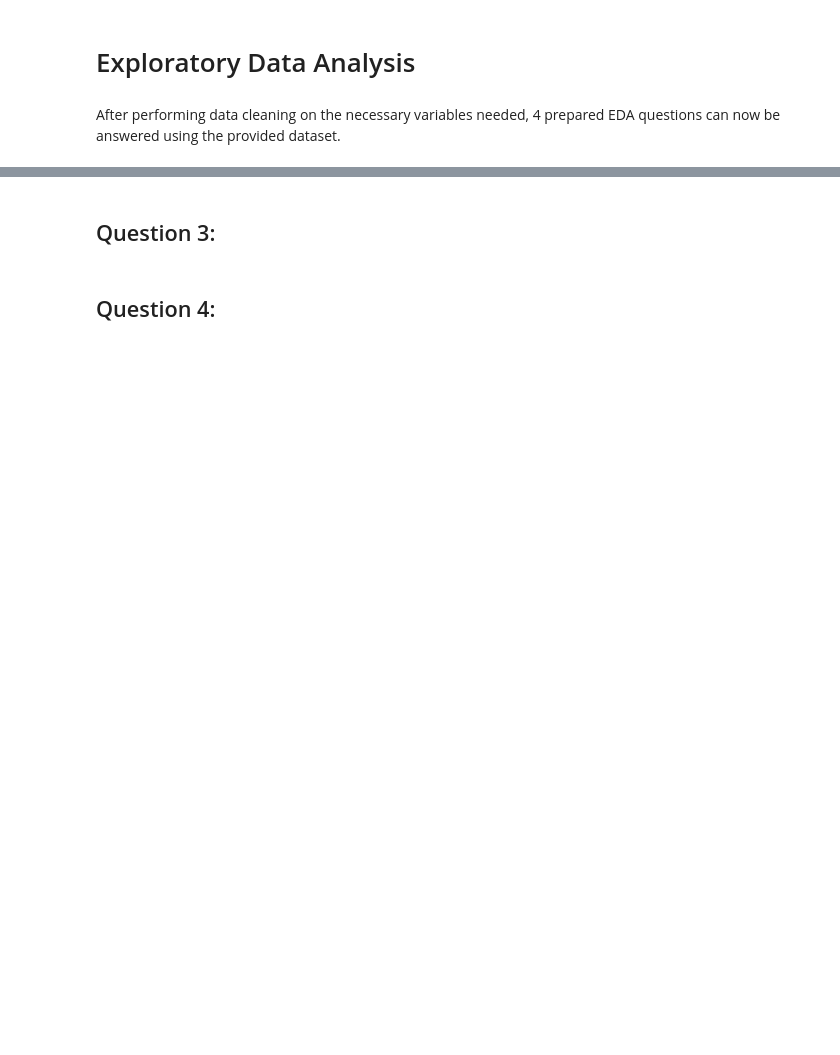
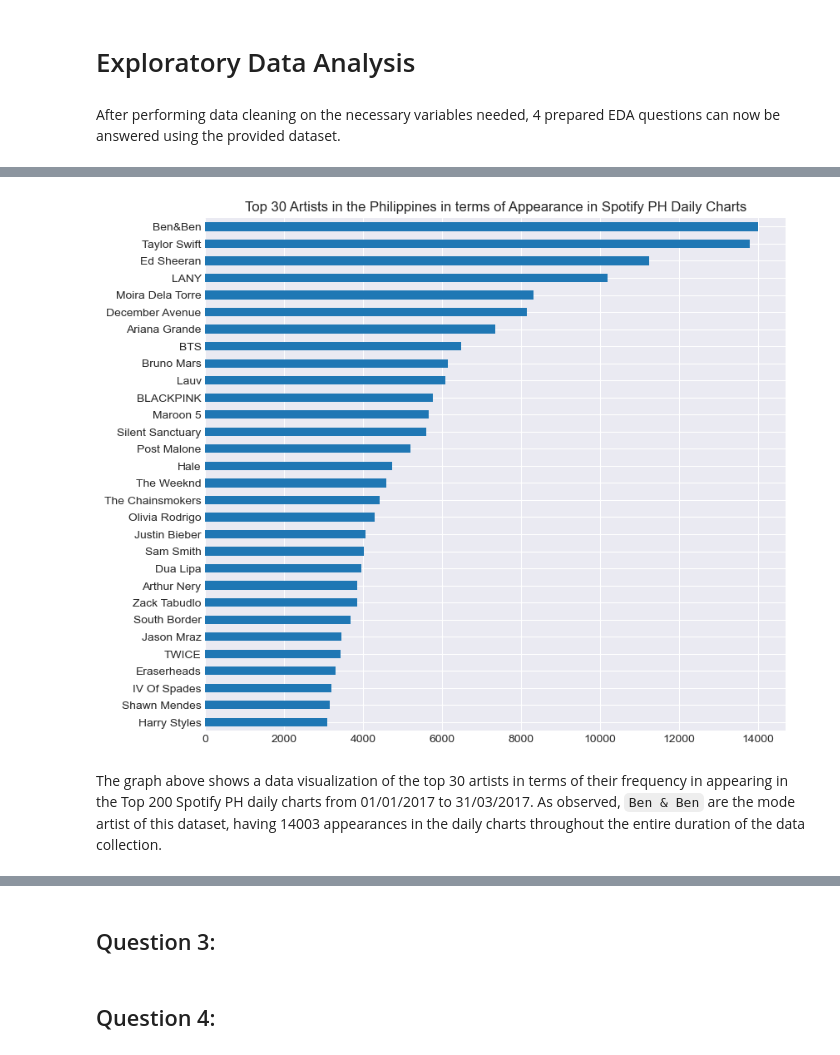
Before and after one commit to ADichoso/CSMODEL-Project-XX22-G1, a Jupyter notebook: SpotifyDataset.ipynb, the cells around one changed output, grey strips where cells are left out. Drawn from its saved outputs; the diff is of its cells as text; code cells hidden in the pictures; blank space fills up the shorter version.

Commit message:
Update SpotifyDataset.ipynb
added 2 eda questions, #2 in progress

```diff
--- a/SpotifyDataset.ipynb
+++ b/SpotifyDataset.ipynb
@@ -463,6 +192,0 @@ dupe_df
-# %%
-#tracks that MIGHT have the same track names present in the same chart for a specific date
-main_chart_dupe = charts_df.duplicated(subset=['date', 'track_name', 'artist'], keep=False)
-charts_df['main_chart_dupe'] = main_chart_dupe
-main_chart_dupe_df = charts_df.query('main_chart_dupe == True').sort_values(by='date')
-main_chart_dupe_df
@@ -490,0 +202,3 @@ After performing data cleaning on the necessary variables needed, 4 prepared EDA
+# %%
+mode_30_df = charts_df['artist'].value_counts().head(30)
+mode_30_df
@@ -490,0 +223,6 @@ After performing data cleaning on the necessary variables needed, 4 prepared EDA
+# %%
+mode_30_df.plot( kind='barh', figsize=(9,8), title='Top 30 Artists in the Philippines in terms of Appearance in Spotify PH Daily Charts').invert_yaxis()
+# %% [output]
+[figure, added]
+# %% [markdown]
+The graph above shows a data visualization of the top 30 artists in terms of their frequency in appearing in the Top 200 Spotify PH daily charts from 01/01/2017 to 31/03/2017. As observed, `Ben & Ben` are the mode artist of this dataset, having 14003 appearances in the daily charts throughout the entire duration of the data collection.
```
Also changed, not shown: parts of 54 cells of this notebook.
